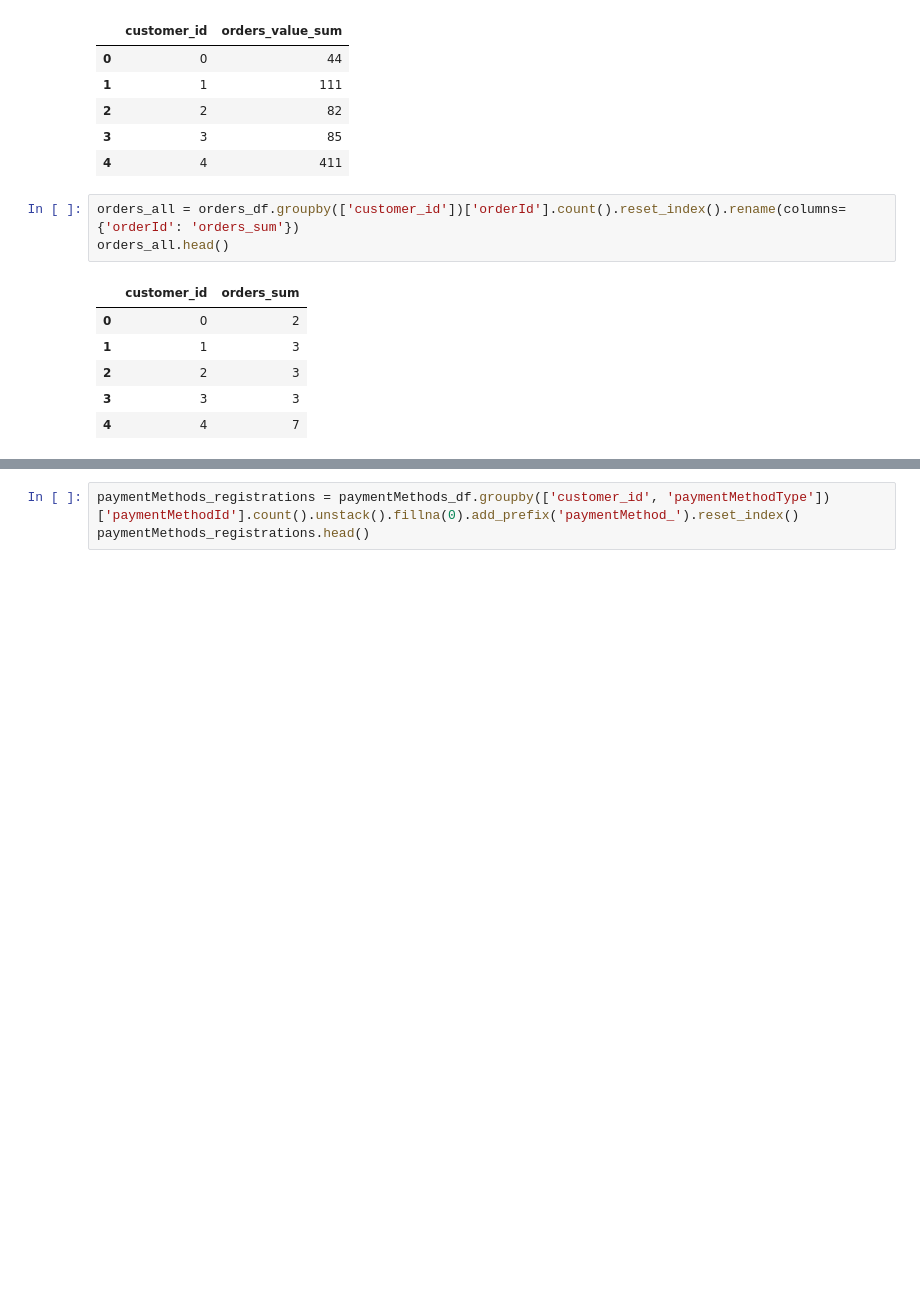
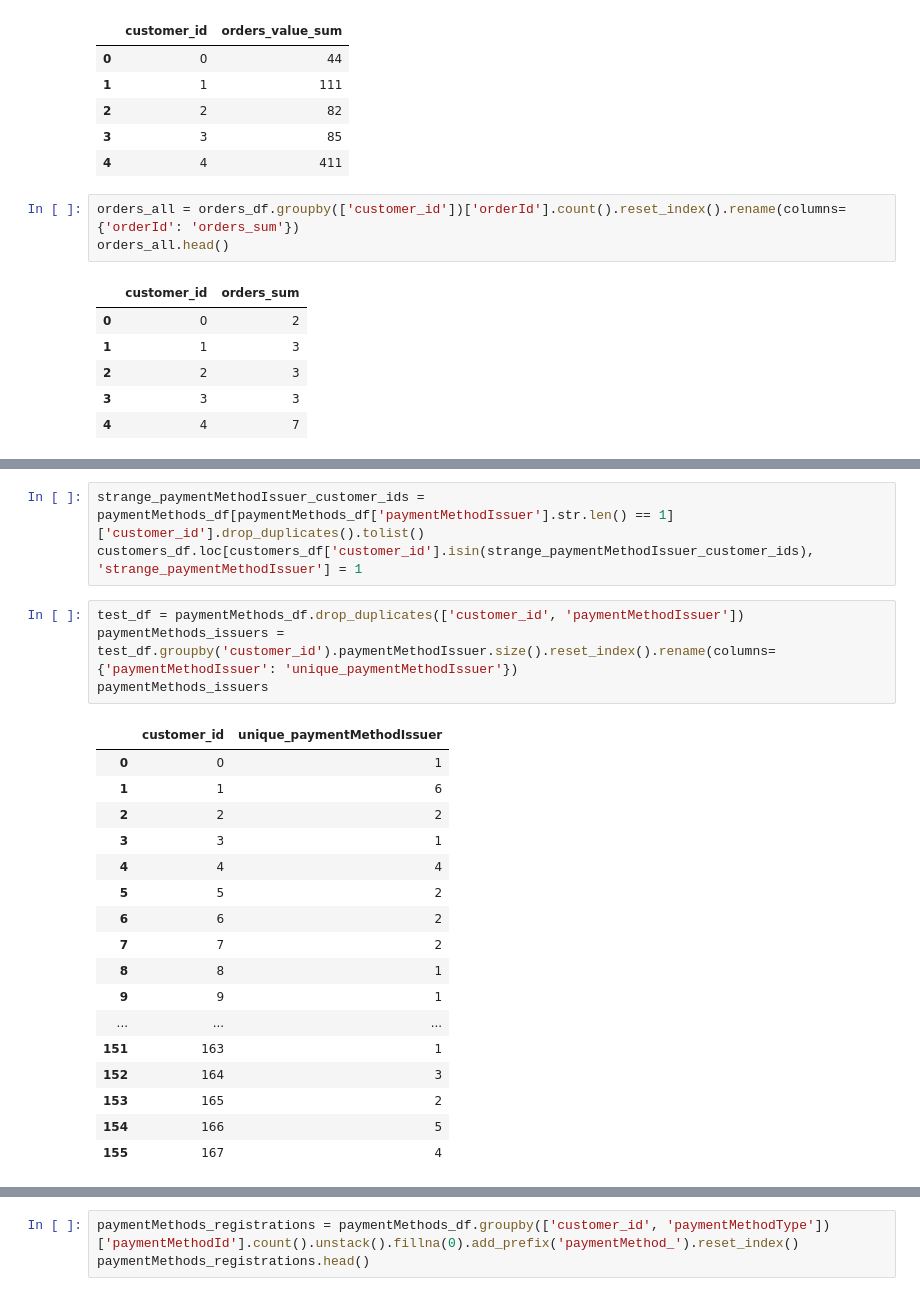
Before and after one commit to azawalich/unravelin-code-test-data-science, a Jupyter notebook: zadanie.ipynb, the cells around one changed output, grey strips where cells are left out. Drawn from its saved outputs; the diff is of its cells as text; blank space fills up the shorter version.

```diff
--- a/zadanie.ipynb
+++ b/zadanie.ipynb
@@ -253,0 +246,25 @@ orders_all.head()
+# %%
+strange_paymentMethodIssuer_customer_ids = paymentMethods_df[paymentMethods_df['paymentMethodIssuer'].str.len() == 1]['customer_id'].drop_duplicates().tolist()
+customers_df.loc[customers_df['customer_id'].isin(strange_paymentMethodIssuer_customer_ids), 'strange_paymentMethodIssuer'] = 1
+# %%
+test_df = paymentMethods_df.drop_duplicates(['customer_id', 'paymentMethodIssuer'])
+paymentMethods_issuers = test_df.groupby('customer_id').paymentMethodIssuer.size().reset_index().rename(columns={'paymentMethodIssuer': 'unique_paymentMethodIssuer'})
+paymentMethods_issuers
+# %% [output]
+|  | customer_id | unique_paymentMethodIssuer |
+| 0 | 0 | 1 |
+| 1 | 1 | 6 |
+| 2 | 2 | 2 |
+| 3 | 3 | 1 |
+| 4 | 4 | 4 |
+| 5 | 5 | 2 |
+| 6 | 6 | 2 |
+| 7 | 7 | 2 |
+| 8 | 8 | 1 |
+| 9 | 9 | 1 |
+| ... | ... | ... |
+| 151 | 163 | 1 |
+| 152 | 164 | 3 |
+| 153 | 165 | 2 |
+| 154 | 166 | 5 |
+| 155 | 167 | 4 |
```
Also changed, not shown: parts of 11 cells of this notebook.
